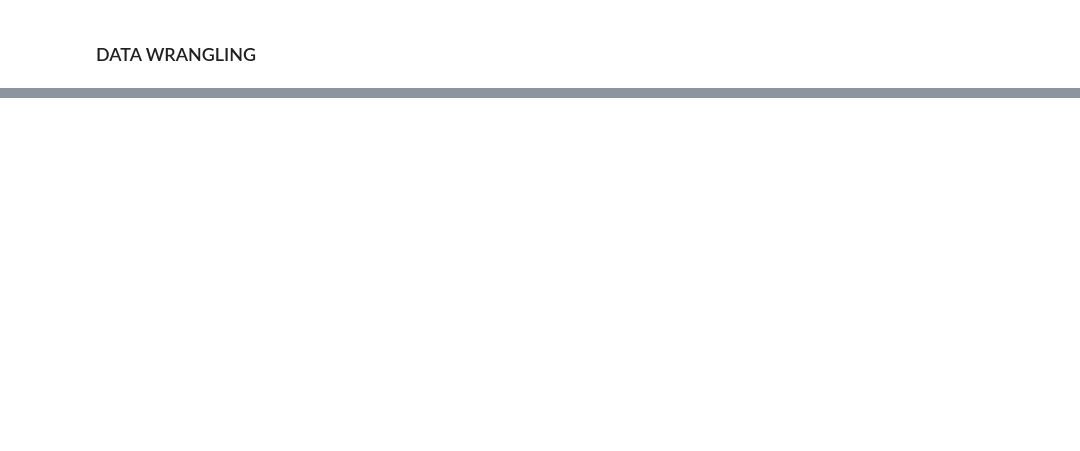
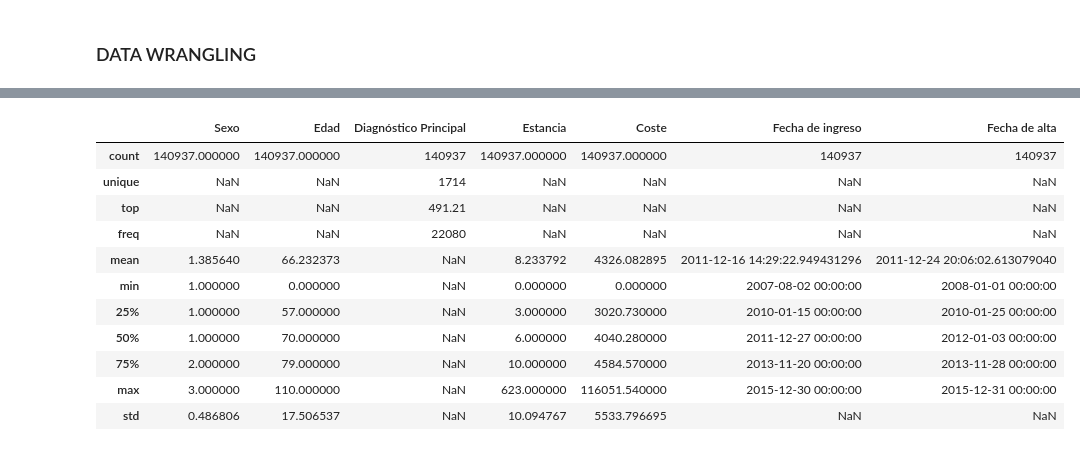
Before and after one commit to jmaestrerodriguez/sogooddata-madrid-salud-polucion, a Jupyter notebook: notebooks/poc.ipynb, the cells around one changed output, grey strips where cells are left out. Cells and saved outputs as stored; diff of their text form; code cells hidden in the pictures; blank space fills up the shorter version.

```diff
--- a/notebooks/poc.ipynb
+++ b/notebooks/poc.ipynb
@@ -3,7 +3,11 @@
 # %%
 import os
+
 import pandas as pd
+pd.set_option('display.max_columns', None)
 from datetime import datetime
+
+from matplotlib import pyplot as plt
 import seaborn as sns
 # %% [markdown]
 ### DATA LOAD
@@ -87,0 +91,15 @@ sns.lineplot(x = hospitalizations_by_day_df['Fecha de ingreso'], y= hospitalizat
+# %%
+interim_df.describe(include = 'all', datetime_is_numeric=True)
+# %% [output]
+|  | Sexo | Edad | Diagnóstico Principal | Estancia | Coste | Fecha de ingreso | Fecha de alta |
+| count | 140937.000000 | 140937.000000 | 140937 | 140937.000000 | 140937.000000 | 140937 | 140937 |
+| unique | NaN | NaN | 1714 | NaN | NaN | NaN | NaN |
+| top | NaN | NaN | 491.21 | NaN | NaN | NaN | NaN |
+| freq | NaN | NaN | 22080 | NaN | NaN | NaN | NaN |
+| mean | 1.385640 | 66.232373 | NaN | 8.233792 | 4326.082895 | 2011-12-16 14:29:22.949431296 | 2011-12-24 20:06:02.613079040 |
+| min | 1.000000 | 0.000000 | NaN | 0.000000 | 0.000000 | 2007-08-02 00:00:00 | 2008-01-01 00:00:00 |
+| 25% | 1.000000 | 57.000000 | NaN | 3.000000 | 3020.730000 | 2010-01-15 00:00:00 | 2010-01-25 00:00:00 |
+| 50% | 1.000000 | 70.000000 | NaN | 6.000000 | 4040.280000 | 2011-12-27 00:00:00 | 2012-01-03 00:00:00 |
+| 75% | 2.000000 | 79.000000 | NaN | 10.000000 | 4584.570000 | 2013-11-20 00:00:00 | 2013-11-28 00:00:00 |
+| max | 3.000000 | 110.000000 | NaN | 623.000000 | 116051.540000 | 2015-12-30 00:00:00 | 2015-12-31 00:00:00 |
+| std | 0.486806 | 17.506537 | NaN | 10.094767 | 5533.796695 | NaN | NaN |
```
Also changed, not shown: parts of 16 cells of this notebook.
